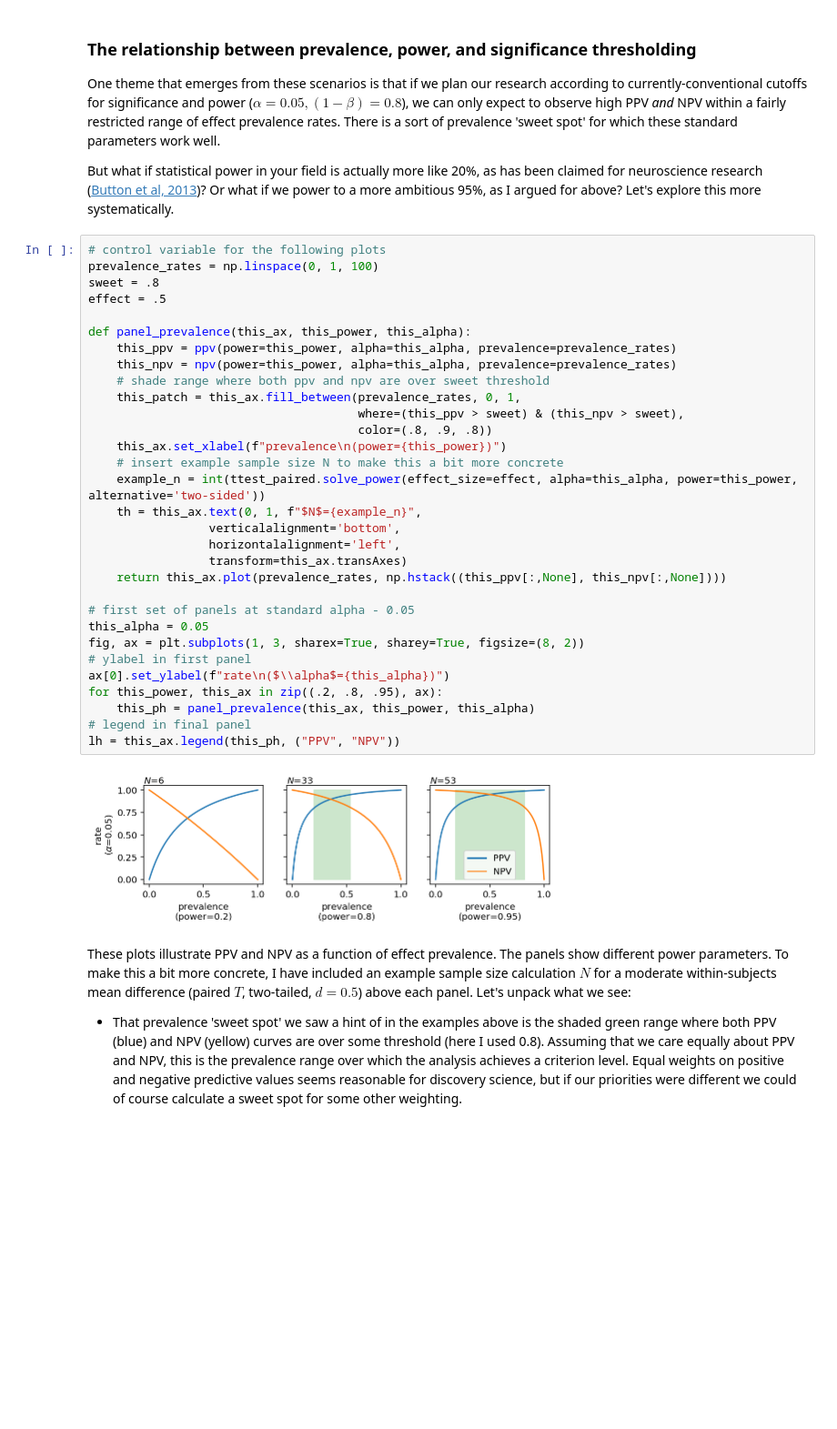
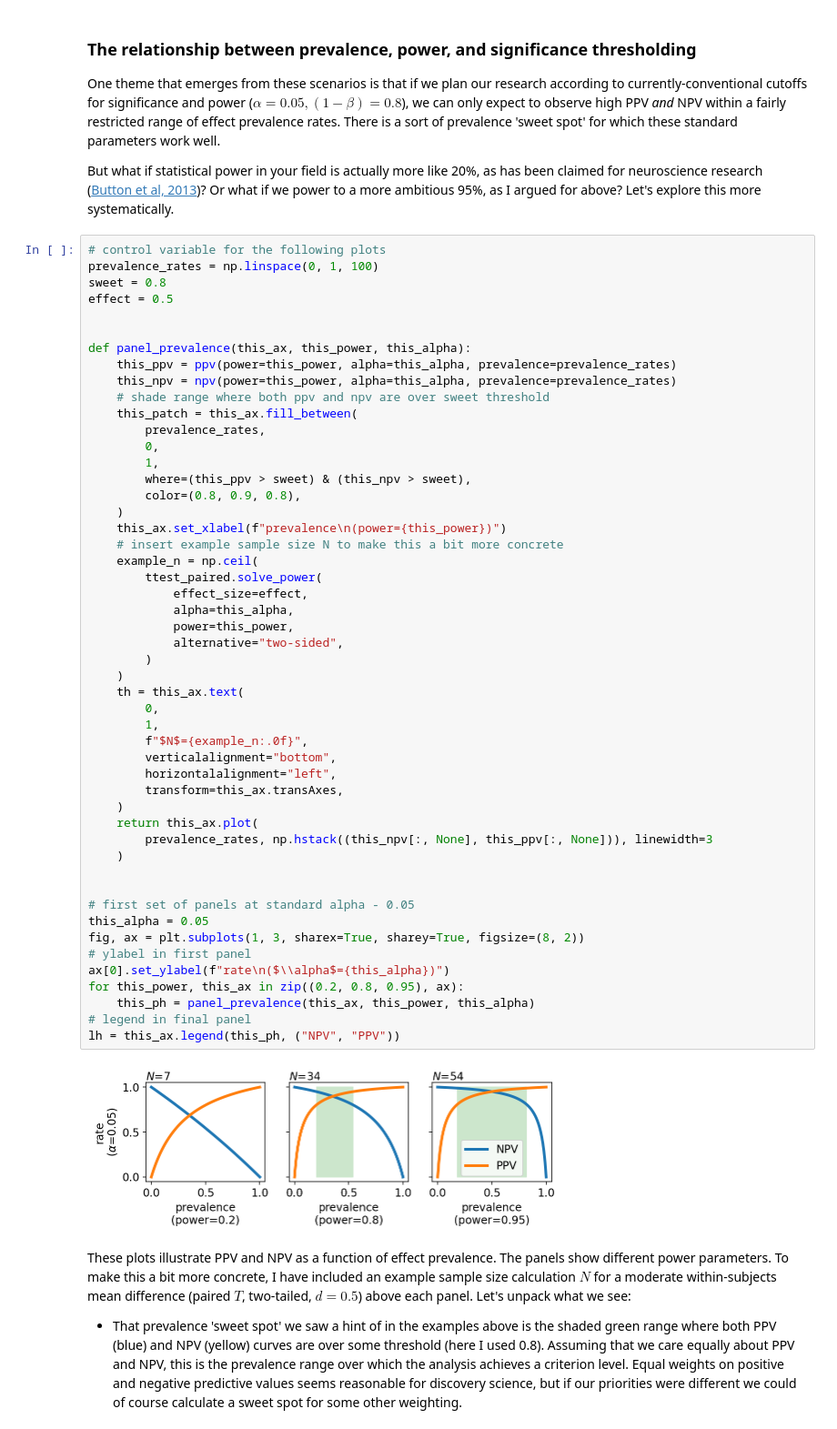
Before and after one commit to jooh/jooh.github.io, a Jupyter notebook: content/data/power_1.ipynb, the cells around one changed output. Shown: that part at 91% size. Drawn from its saved outputs; the diff is of its cells as text; blank space fills up the shorter version.

```diff
--- a/content/data/power_1.ipynb
+++ b/content/data/power_1.ipynb
@@ -193,36 +220,55 @@ But what if statistical power in your field is actually more like 20%, as has be
 # %%
 # control variable for the following plots
 prevalence_rates = np.linspace(0, 1, 100)
-sweet = .8
-effect = .5
+sweet = 0.8
+effect = 0.5
+
 
 def panel_prevalence(this_ax, this_power, this_alpha):
     this_ppv = ppv(power=this_power, alpha=this_alpha, prevalence=prevalence_rates)
     this_npv = npv(power=this_power, alpha=this_alpha, prevalence=prevalence_rates)
     # shade range where both ppv and npv are over sweet threshold
-    this_patch = this_ax.fill_between(prevalence_rates, 0, 1,
-                                      where=(this_ppv > sweet) & (this_npv > sweet),
-                                      color=(.8, .9, .8))
+    this_patch = this_ax.fill_between(
+        prevalence_rates,
+        0,
+        1,
+        where=(this_ppv > sweet) & (this_npv > sweet),
+        color=(0.8, 0.9, 0.8),
+    )
     this_ax.set_xlabel(f"prevalence\n(power={this_power})")
     # insert example sample size N to make this a bit more concrete
-    example_n = int(ttest_paired.solve_power(effect_size=effect, alpha=this_alpha, power=this_power, alternative='two-sided'))
-    th = this_ax.text(0, 1, f"$N$={example_n}",
-                 verticalalignment='bottom',
-                 horizontalalignment='left',
-                 transform=this_ax.transAxes)
-    return this_ax.plot(prevalence_rates, np.hstack((this_ppv[:,None], this_npv[:,None])))
+    example_n = np.ceil(
+        ttest_paired.solve_power(
+            effect_size=effect,
+            alpha=this_alpha,
+            power=this_power,
+            alternative="two-sided",
+        )
+    )
+    th = this_ax.text(
+        0,
+        1,
+        f"$N$={example_n:.0f}",
+        verticalalignment="bottom",
+        horizontalalignment="left",
+        transform=this_ax.transAxes,
+    )
+    return this_ax.plot(
+        prevalence_rates, np.hstack((this_npv[:, None], this_ppv[:, None])), linewidth=3
+    )
+
 
 # first set of panels at standard alpha - 0.05
 this_alpha = 0.05
 fig, ax = plt.subplots(1, 3, sharex=True, sharey=True, figsize=(8, 2))
 # ylabel in first panel
 ax[0].set_ylabel(f"rate\n($\\alpha$={this_alpha})")
-for this_power, this_ax in zip((.2, .8, .95), ax):
+for this_power, this_ax in zip((0.2, 0.8, 0.95), ax):
     this_ph = panel_prevalence(this_ax, this_power, this_alpha)
 # legend in final panel
-lh = this_ax.legend(this_ph, ("PPV", "NPV"))
+lh = this_ax.legend(this_ph, ("NPV", "PPV"))
 # %% [output]
-[figure, old version]
+[figure, new version]
 # %% [markdown]
 These plots illustrate PPV and NPV as a function of effect prevalence. The panels show different power parameters. To make this a bit more concrete, I have included an example sample size calculation $N$ for a moderate within-subjects mean difference (paired $T$, two-tailed, $d=0.5$) above each panel. Let's unpack what we see:
 
```
Also changed, not shown: parts of 7 cells of this notebook, 1 other file.
